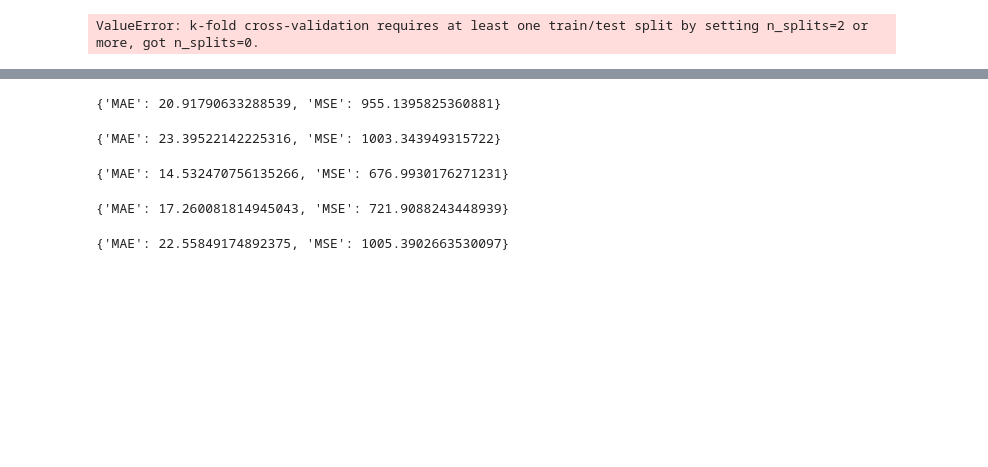
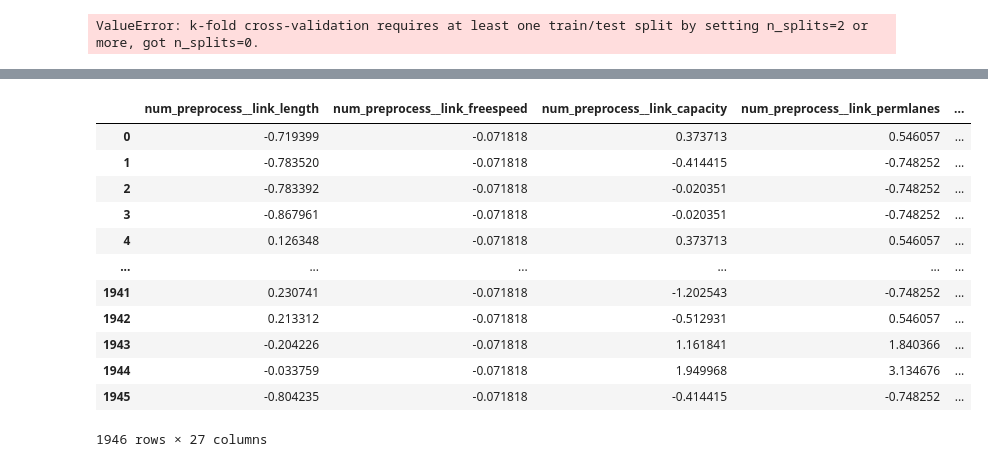
Before and after one commit to bohong0528/TUM_master_thesis, a Jupyter notebook: Version_20231222/Train-sparse.ipynb, the cells around one changed output, grey strips where cells are left out. Cells and saved outputs as stored; diff of their text form; code cells hidden in the pictures; blank space fills up the shorter version.

```diff
--- a/Version_20231222/Train-sparse.ipynb
+++ b/Version_20231222/Train-sparse.ipynb
@@ -533,20 +466,17 @@ lasso_results
-# %%
-ridge_results
-# %% [output]
-{'MAE': 20.91790633288539, 'MSE': 955.1395825360881}
-# %%
-svr_results
-# %% [output]
-{'MAE': 23.39522142225316, 'MSE': 1003.343949315722}
-# %%
-rf_results
-# %% [output]
-{'MAE': 14.532470756135266, 'MSE': 676.9930176271231}
-# %%
-gb_results
-# %% [output]
-{'MAE': 17.260081814945043, 'MSE': 721.9088243448939}
-# %%
-ann_results
-# %% [output]
-{'MAE': 22.55849174892375, 'MSE': 1005.3902663530097}
+# %%
+X_te['text_preprocess__type_trunk']=0.0
+X_te
+# %% [output]
+|  | num_preprocess__link_length | num_preprocess__link_freespeed | num_preprocess__link_capacity | num_preprocess__link_permlanes | ... |
+| 0 | -0.719399 | -0.071818 | 0.373713 | 0.546057 | ... |
+| 1 | -0.783520 | -0.071818 | -0.414415 | -0.748252 | ... |
+| 2 | -0.783392 | -0.071818 | -0.020351 | -0.748252 | ... |
+| 3 | -0.867961 | -0.071818 | -0.020351 | -0.748252 | ... |
+| 4 | 0.126348 | -0.071818 | 0.373713 | 0.546057 | ... |
+| ... | ... | ... | ... | ... | ... |
+| 1941 | 0.230741 | -0.071818 | -1.202543 | -0.748252 | ... |
+| 1942 | 0.213312 | -0.071818 | -0.512931 | 0.546057 | ... |
+| 1943 | -0.204226 | -0.071818 | 1.161841 | 1.840366 | ... |
+| 1944 | -0.033759 | -0.071818 | 1.949968 | 3.134676 | ... |
+| 1945 | -0.804235 | -0.071818 | -0.414415 | -0.748252 | ... |
+1946 rows × 27 columns
```
Also changed, not shown: parts of 22 cells of this notebook, 3 other files.
